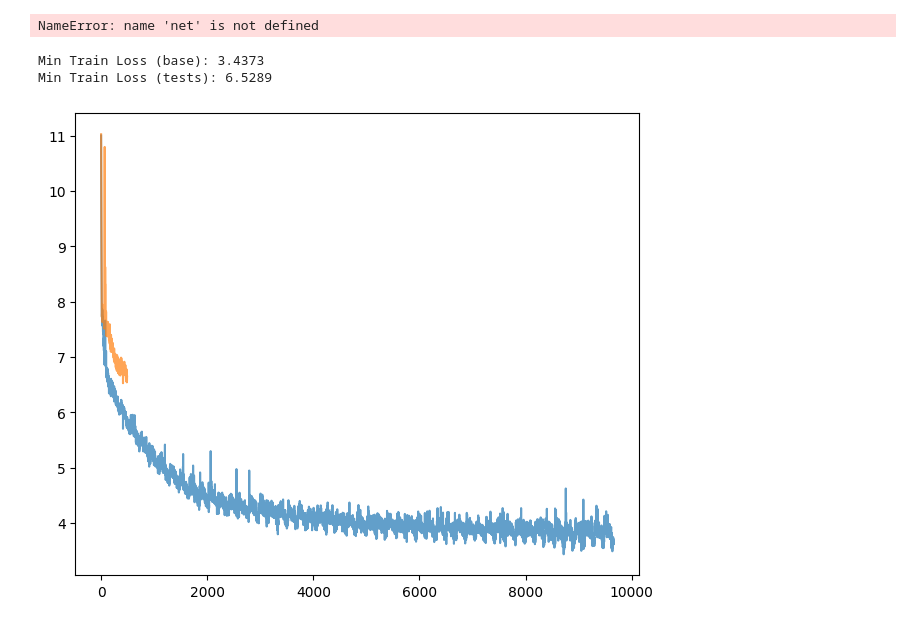
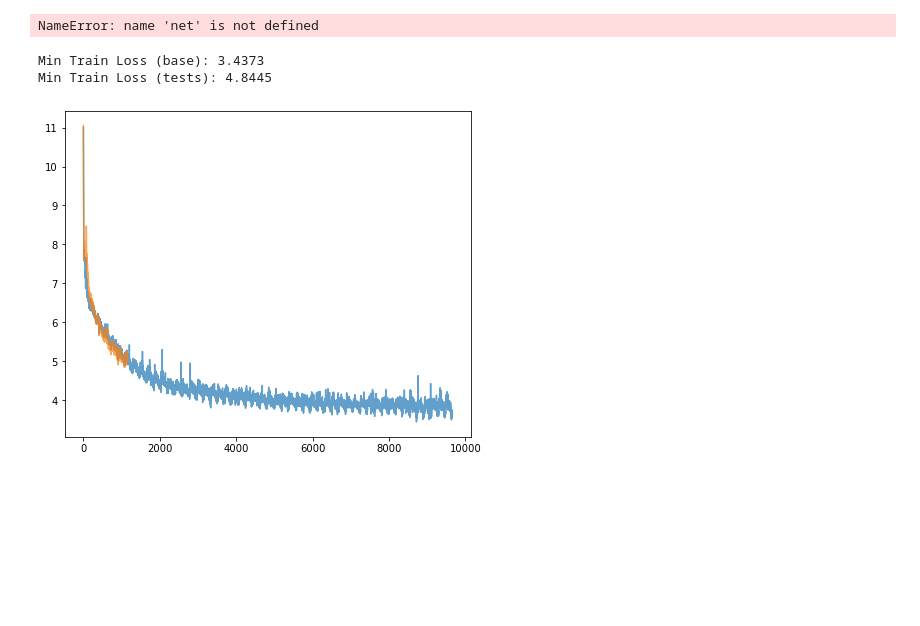
Before and after one commit to Vervious/gpt, a Jupyter notebook: play.ipynb, the cells around one changed output. Cells and saved outputs as stored; diff of their text form; code cells hidden in the pictures; blank space fills up the shorter version.

```diff
--- a/play.ipynb
+++ b/play.ipynb
@@ -222,7 +222,7 @@ def gen_points(filename):
         streams_xy[k] = list(zip(*xy))
     return streams_xy
 
-testname = "10-x-escape"
+testname = "10-plustimes"
 # testname = "8-everylayer-nores-true"
 # testname = "7-test-2"
 streams_xy_0 = gen_points("log-ben/7-test-2-log.txt")
@@ -256,32 +256,32 @@ plt.savefig(f"img/{testname}i.png")
 # plt.plot(xs, ys, label=f'nanogpt ({sz}) val loss base')
 # # horizontal line at GPT-2 baseline
 # if loss_baseline is not None:
 #     plt.axhline(y=loss_baseline, color='r', linestyle='--', label=f"OpenAI GPT-2 ({sz}) checkpoint val loss")
 # plt.xlabel("steps")
 # plt.ylabel("loss")
 # plt.yscale('log')
 # plt.ylim(top=8.0)
 # plt.xlim(right=30000)
 # plt.legend()
 # plt.title("Loss")
 # print("Min Validation Loss:", min(ys))
 
 # # Panel 2: HellaSwag eval
 # plt.subplot(122)
 # xs, ys = streams_xy_test["hellaswag"] # HellaSwag eval
 # ys = np.array(ys)
 # plt.plot(xs, ys, label=f"nanogpt ({sz})")
 # # horizontal line at GPT-2 baseline
 # if hella2_baseline:
 #     plt.axhline(y=hella2_baseline, color='r', linestyle='--', label=f"OpenAI GPT-2 ({sz}) checkpoint")
 # if hella3_baseline:
 #     plt.axhline(y=hella3_baseline, color='g', linestyle='--', label=f"OpenAI GPT-3 ({sz}) checkpoint")
 # plt.xlabel("steps")
 # plt.ylabel("accuracy")
 # plt.legend()
 # plt.title("HellaSwag eval")
 # print("Max Hellaswag eval:", max(ys))
 # %% [output]
 Min Train Loss (base): 3.4373
-Min Train Loss (tests): 6.5289
+Min Train Loss (tests): 4.8445
-[figure, old version]
+[figure, new version]
```
Also changed, not shown: 9 other files.
